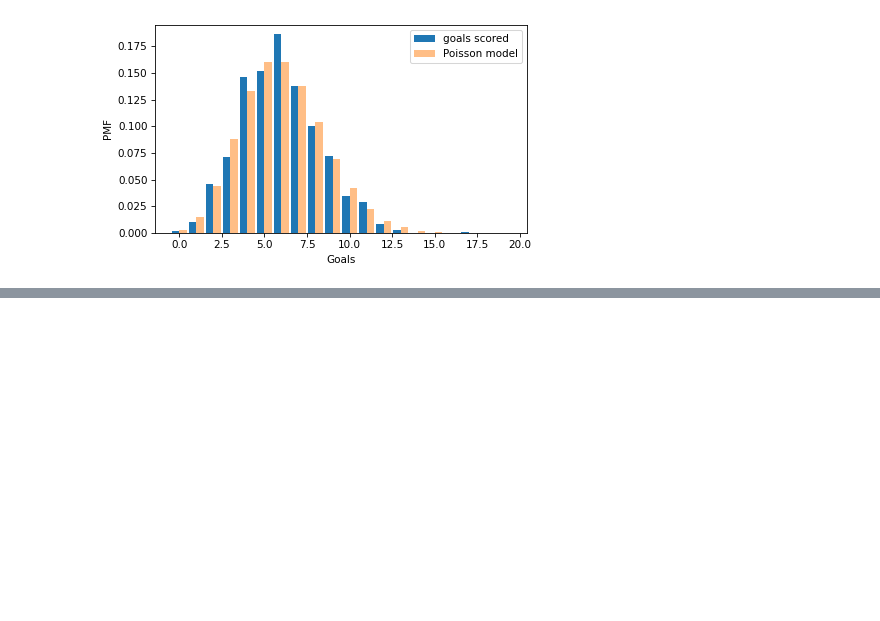
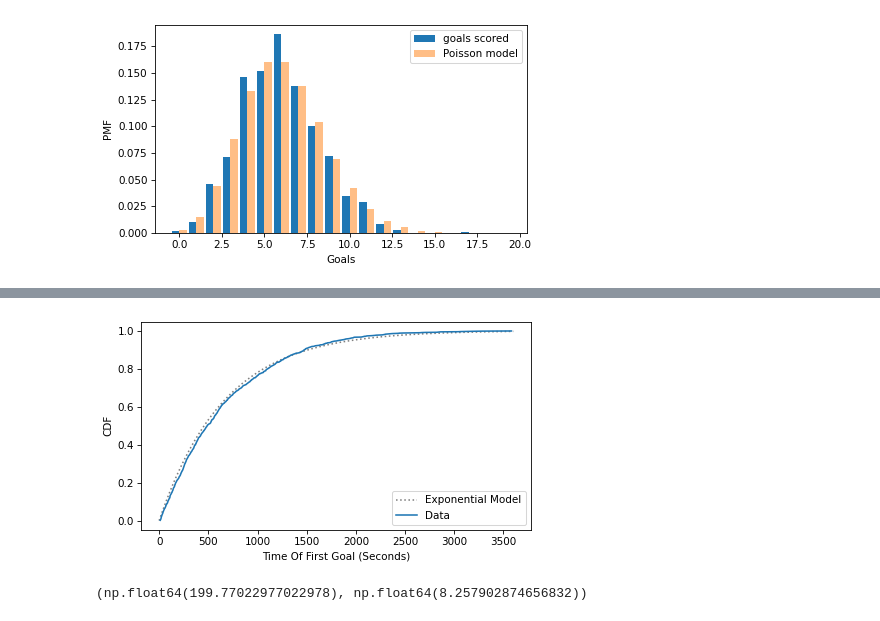
Before and after one commit to Seharish-Fatima/Modeling-Distributions, a Jupyter notebook: Modeling Distributions.ipynb, the cells around one changed output, grey strips where cells are left out. Drawn from its saved outputs; the diff is of its cells as text; code cells hidden in the pictures; blank space fills up the shorter version.

```diff
--- a/Modeling Distributions.ipynb
+++ b/Modeling Distributions.ipynb
@@ -190,0 +213,8 @@ decorate(xlabel="Goals", ylabel="PMF")
+# %%
+firsts = []
+for key in keys:
+    times = pd.read_hdf(filename , key = key)
+    if len(times) > 0:
+        firsts.append(times[0])
+    else:
+        firsts.append(np.nan)
@@ -190,0 +226,3 @@ decorate(xlabel="Goals", ylabel="PMF")
+# %%
+ps = exponential_cdf(ts, lam)
+cdf_expo = Cdf(ps, ts, name = "Exponential Model")
@@ -190,0 +237,6 @@ decorate(xlabel="Goals", ylabel="PMF")
+# %%
+cdf_expo.plot(ls = ":", color = "gray")
+cdf_firsts.plot()
+decorate(xlabel = "Time Of First Goal (Seconds)", ylabel = "CDF")
+# %% [output]
+[figure, added]
@@ -190,0 +248,6 @@ decorate(xlabel="Goals", ylabel="PMF")
+# %%
+sim_weights = [simulate_growth(100) for i in range(1001)]
+m, s = np.mean(sim_weights), np.std(sim_weights)
+m, s
+# %% [output]
+(np.float64(199.77022977022978), np.float64(8.257902874656832))
```
Also changed, not shown: parts of 65 cells of this notebook.
